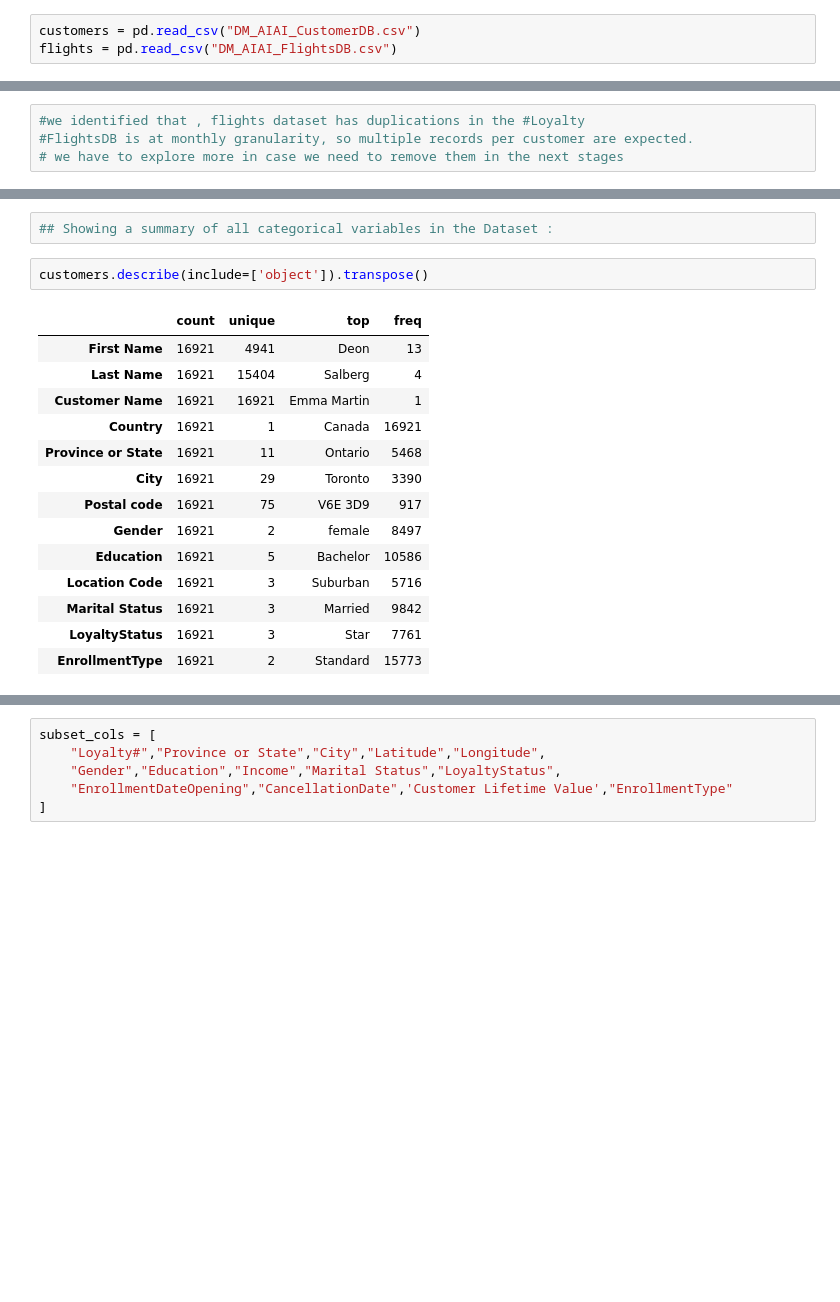
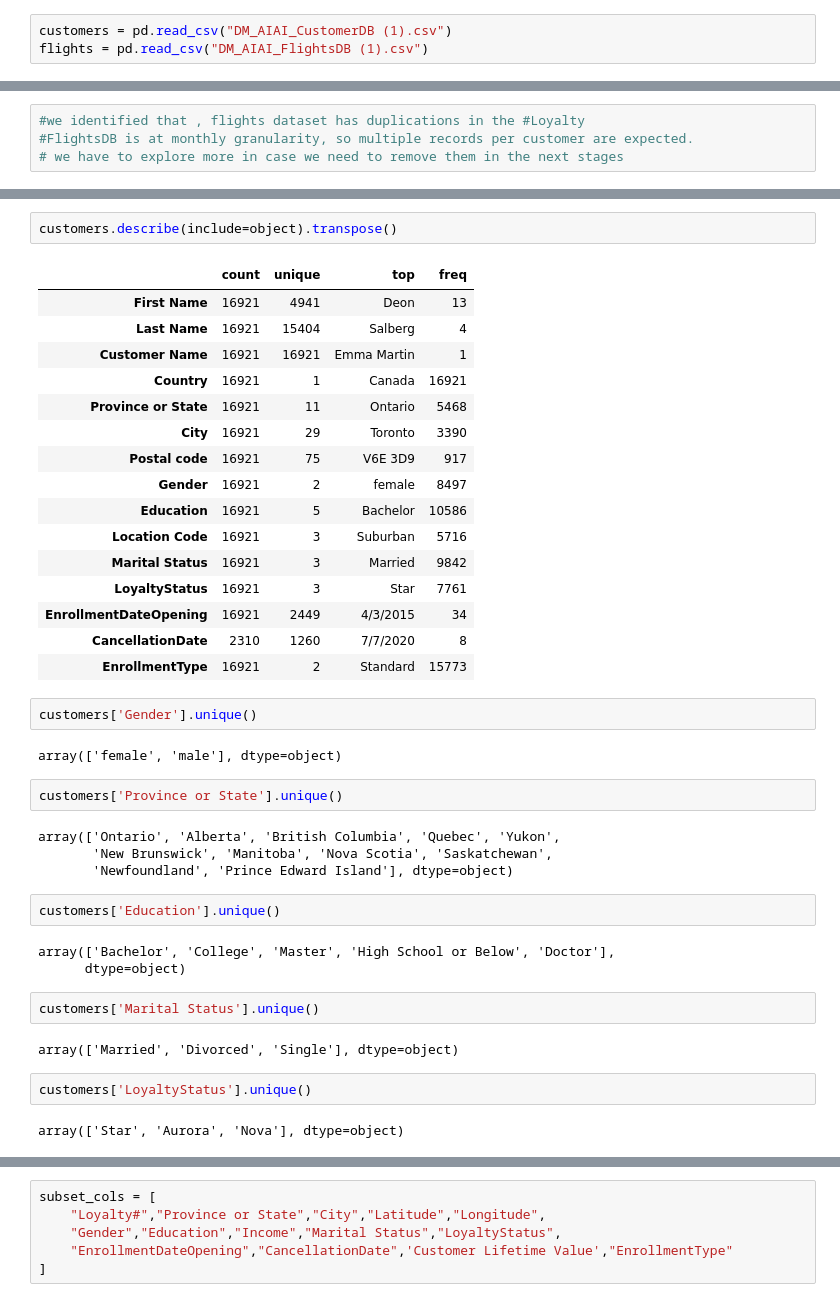
Before and after one commit to Solomonclement123/Data-Mining-Project, a Jupyter notebook: Group46_EDA_Code (1) (4).ipynb, the cells around one changed output, grey strips where cells are left out. Drawn from its saved outputs; the diff is of its cells as text; blank space fills up the shorter version.

```diff
--- a/Group46_EDA_Code (1) (4).ipynb
+++ b/Group46_EDA_Code (1) (4).ipynb
@@ -20,4 +56,4 @@ from math import ceil
 # %%
-customers = pd.read_csv("DM_AIAI_CustomerDB.csv")
-flights = pd.read_csv("DM_AIAI_FlightsDB.csv")
+customers = pd.read_csv("DM_AIAI_CustomerDB (1).csv")
+flights = pd.read_csv("DM_AIAI_FlightsDB (1).csv")
 # %%
@@ -241,19 +296,42 @@ flights.describe(include='all').transpose()
-# %%
-## Showing a summary of all categorical variables in the Dataset :
 # %%
-customers.describe(include=['object']).transpose()
+customers.describe(include=object).transpose()
 # %% [output]
 |  | count | unique | top | freq |
 | First Name | 16921 | 4941 | Deon | 13 |
 | Last Name | 16921 | 15404 | Salberg | 4 |
 | Customer Name | 16921 | 16921 | Emma Martin | 1 |
 | Country | 16921 | 1 | Canada | 16921 |
 | Province or State | 16921 | 11 | Ontario | 5468 |
 | City | 16921 | 29 | Toronto | 3390 |
 | Postal code | 16921 | 75 | V6E 3D9 | 917 |
 | Gender | 16921 | 2 | female | 8497 |
 | Education | 16921 | 5 | Bachelor | 10586 |
 | Location Code | 16921 | 3 | Suburban | 5716 |
 | Marital Status | 16921 | 3 | Married | 9842 |
 | LoyaltyStatus | 16921 | 3 | Star | 7761 |
+| EnrollmentDateOpening | 16921 | 2449 | 4/3/2015 | 34 |
+| CancellationDate | 2310 | 1260 | 7/7/2020 | 8 |
 | EnrollmentType | 16921 | 2 | Standard | 15773 |
+# %%
+customers['Gender'].unique()
+# %% [output]
+array(['female', 'male'], dtype=object)
+# %%
+customers['Province or State'].unique()
+# %% [output]
+array(['Ontario', 'Alberta', 'British Columbia', 'Quebec', 'Yukon',
+       'New Brunswick', 'Manitoba', 'Nova Scotia', 'Saskatchewan',
+       'Newfoundland', 'Prince Edward Island'], dtype=object)
+# %%
+customers['Education'].unique()
+# %% [output]
+array(['Bachelor', 'College', 'Master', 'High School or Below', 'Doctor'],
+      dtype=object)
+# %%
+customers['Marital Status'].unique()
+# %% [output]
+array(['Married', 'Divorced', 'Single'], dtype=object)
+# %%
+customers['LoyaltyStatus'].unique()
+# %% [output]
+array(['Star', 'Aurora', 'Nova'], dtype=object)
```
Also changed, not shown: parts of 235 cells of this notebook.
